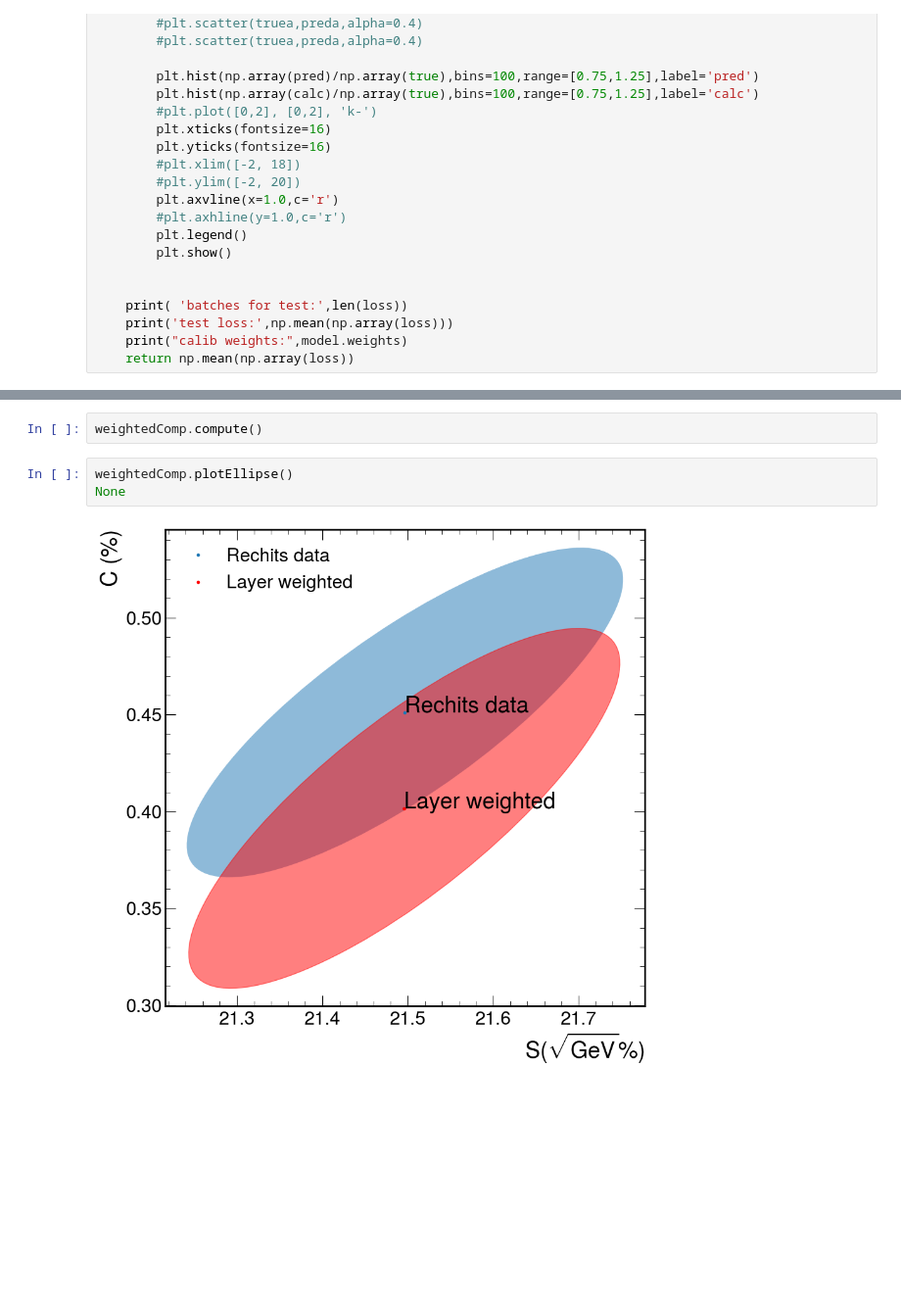
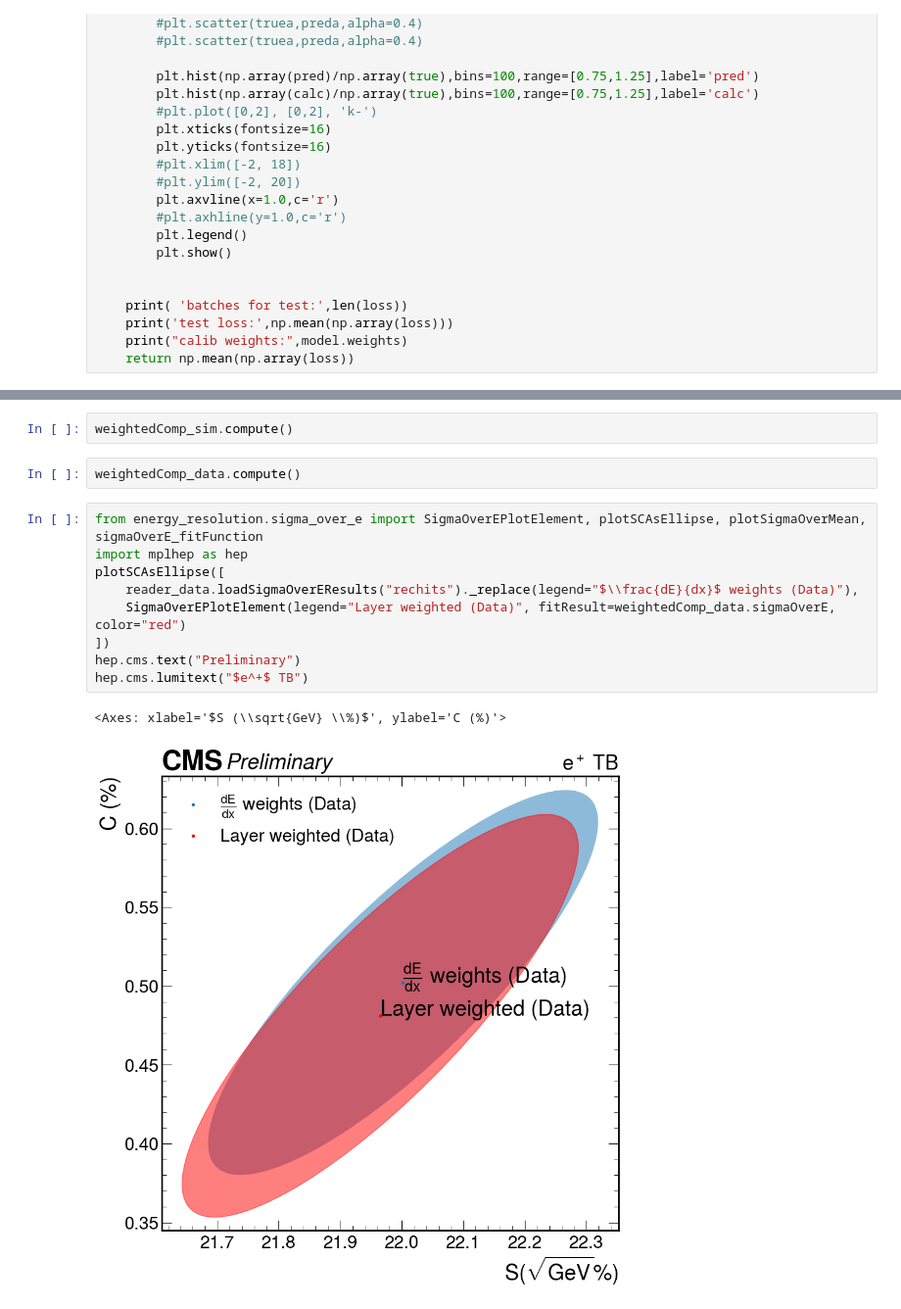
Before and after one commit to tcuisset/HgcalClue3DClusteringPlotting, a Jupyter notebook: ml/calibration/calibration_notebook.ipynb, the cells around one changed output, grey strips where cells are left out. Shown at 98% size. Saved outputs shown, nothing was run; the diff lists cells and outputs as text; blank space fills up the shorter version.

```diff
--- a/ml/calibration/calibration_notebook.ipynb
+++ b/ml/calibration/calibration_notebook.ipynb
@@ -275,7 +281,16 @@ None
 # %%
-weightedComp.compute()
+weightedComp_sim.compute()
-# %%
-weightedComp.plotEllipse()
-None
-# %% [output]
-[figure, removed]
+# %%
+weightedComp_data.compute()
+# %%
+from energy_resolution.sigma_over_e import SigmaOverEPlotElement, plotSCAsEllipse, plotSigmaOverMean, sigmaOverE_fitFunction
+import mplhep as hep
+plotSCAsEllipse([
+    reader_data.loadSigmaOverEResults("rechits")._replace(legend="$\\frac{dE}{dx}$ weights (Data)"),
+    SigmaOverEPlotElement(legend="Layer weighted (Data)", fitResult=weightedComp_data.sigmaOverE, color="red")
+])
+hep.cms.text("Preliminary")
+hep.cms.lumitext("$e^+$ TB")
+# %% [output]
+<Axes: xlabel='$S (\\sqrt{GeV} \\%)$', ylabel='C (%)'>
+[figure, added]
```
Also changed, not shown: parts of 16 cells of this notebook, 4 other files.
